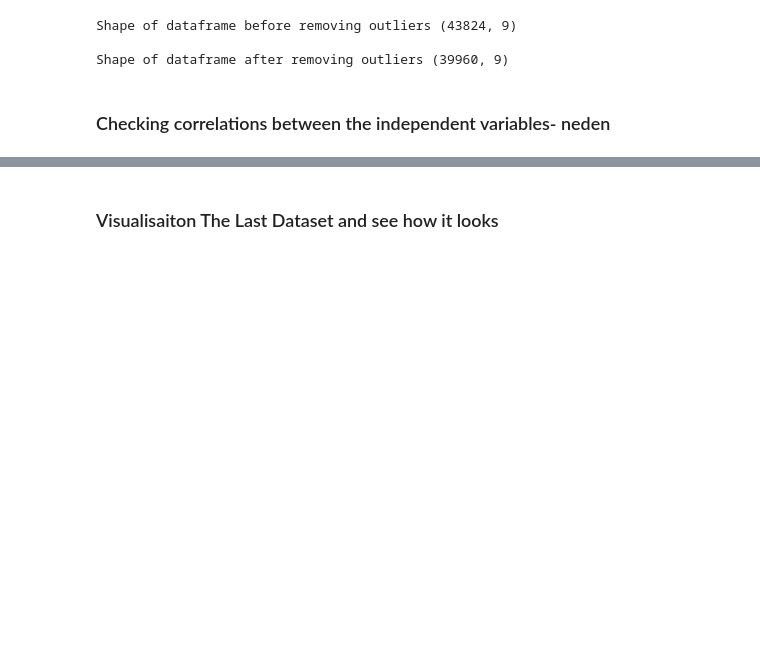
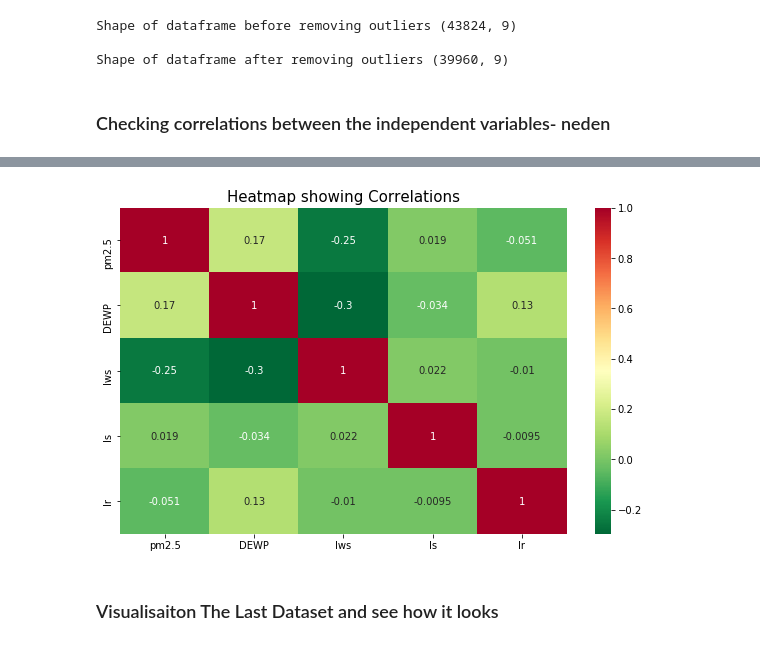
Before and after one commit to senemaktas/Air_Pollution_Prediction_ML_DL, a Jupyter notebook: Air_Pollution_Prediction.ipynb, the cells around one changed output, grey strips where cells are left out. Cells and saved outputs as stored; diff of their text form; code cells hidden in the pictures; blank space fills up the shorter version.

```diff
--- a/Air_Pollution_Prediction.ipynb
+++ b/Air_Pollution_Prediction.ipynb
@@ -170,0 +184,12 @@ df.corr()
+# %%
+try:
+  df.drop(['TEMP','PRES'],axis = 1,inplace= True)
+except:
+  print('Already Dropped')
+print(df.head())
+
+plt.figure(figsize=(10,6))
+sns.heatmap(df.corr(), cmap='RdYlGn_r',annot=True)
+plt.title('Heatmap showing Correlations',size=15)
+plt.show()
+# %% [output]
@@ -171,2 +203,3 @@ df.corr()
+[figure, added]
 # %% [markdown]
 ### Visualisaiton The Last Dataset and see how it looks
```
Also changed, not shown: parts of 15 cells of this notebook.
